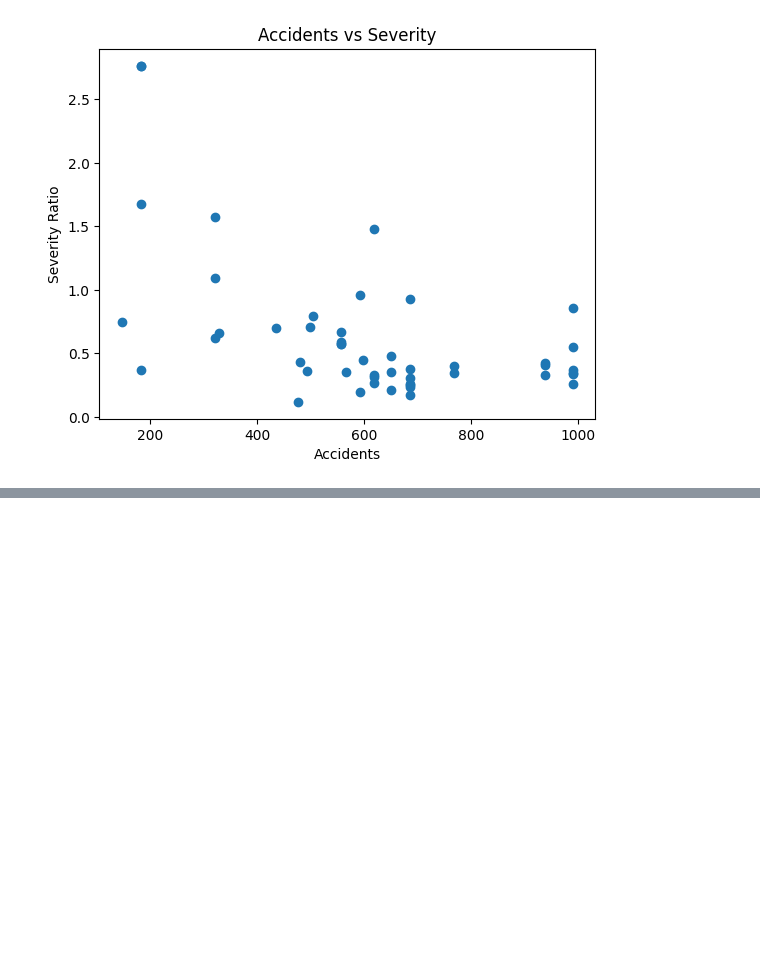
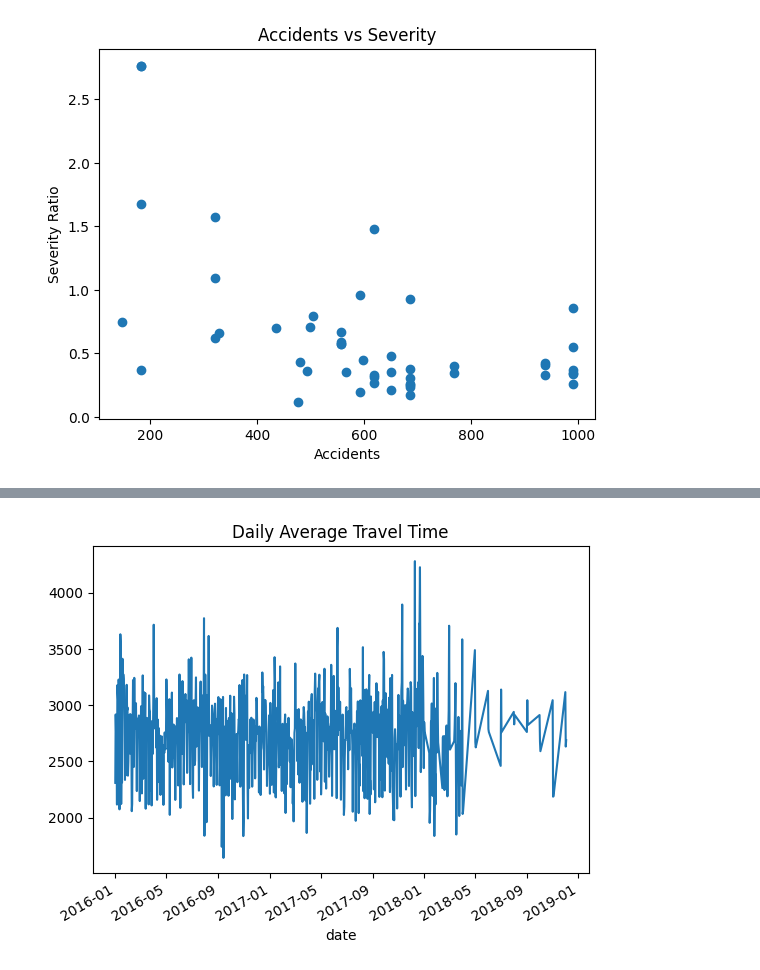
Before and after one commit to Ayush-Debnath/smart-traffic, a Jupyter notebook: notebooks/eda.ipynb, the cells around one changed output, grey strips where cells are left out. Cells and saved outputs as stored; diff of their text form; code cells hidden in the pictures; blank space fills up the shorter version.

```diff
--- a/notebooks/eda.ipynb
+++ b/notebooks/eda.ipynb
@@ -108,0 +138,35 @@ NameError: name 'top_cities' is not defined
+# %%
+df_traffic['date'] = pd.to_datetime(df_traffic['date'], errors='coerce')
+# %%
+df_traffic['year'] = df_traffic['date'].dt.year
+df_traffic['month'] = df_traffic['date'].dt.month
+df_traffic['day'] = df_traffic['date'].dt.day
+df_traffic['day_of_week'] = df_traffic['date'].dt.dayofweek
+# %%
+df_traffic['avg_travel_time'] = df_traffic[
+    'daily_mean_travel_time_(seconds)'
+]
+
+df_traffic['am_peak'] = df_traffic[
+    'am_mean_travel_time_(seconds)'
+]
+
+df_traffic['pm_peak'] = df_traffic[
+    'pm_mean_travel_time_(seconds)'
+]
+# %%
+df_traffic['congestion_index'] = (
+    df_traffic['pm_mean_travel_time_(seconds)'] /
+    df_traffic['early_morning_mean_travel_time_(seconds)']
+)
+# %%
+import matplotlib.pyplot as plt
+
+daily_avg = df_traffic.groupby('date')['avg_travel_time'].mean()
+
+plt.figure()
+daily_avg.plot()
+plt.title("Daily Average Travel Time")
+plt.show()
+# %% [output]
+[figure, added]
```
Also changed, not shown: parts of 11 cells of this notebook.
